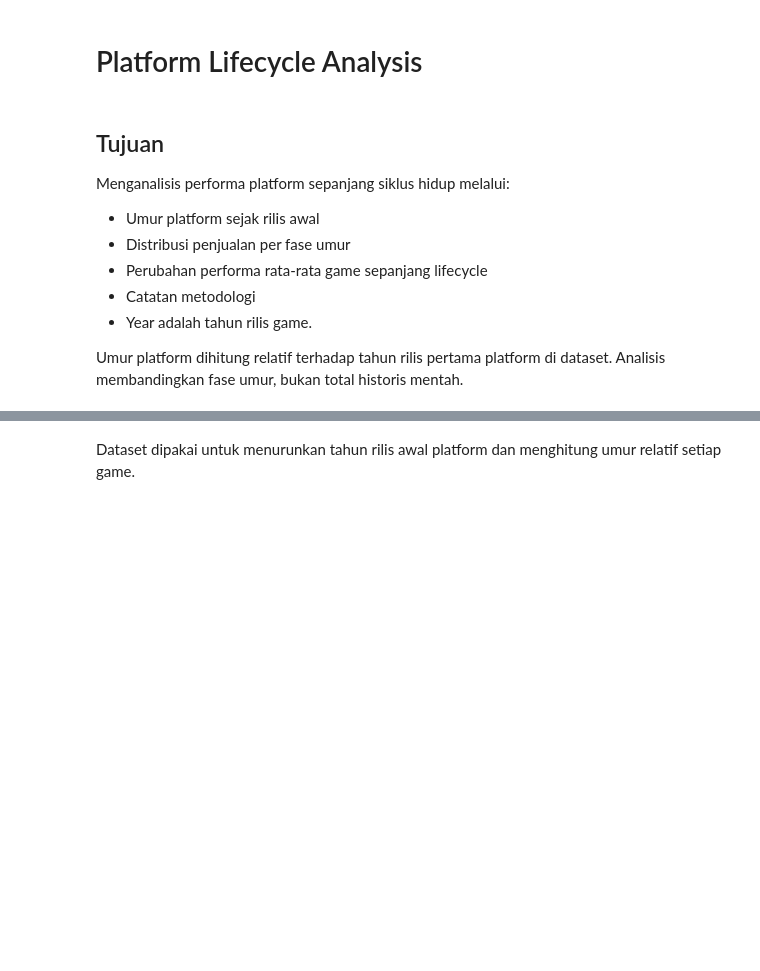
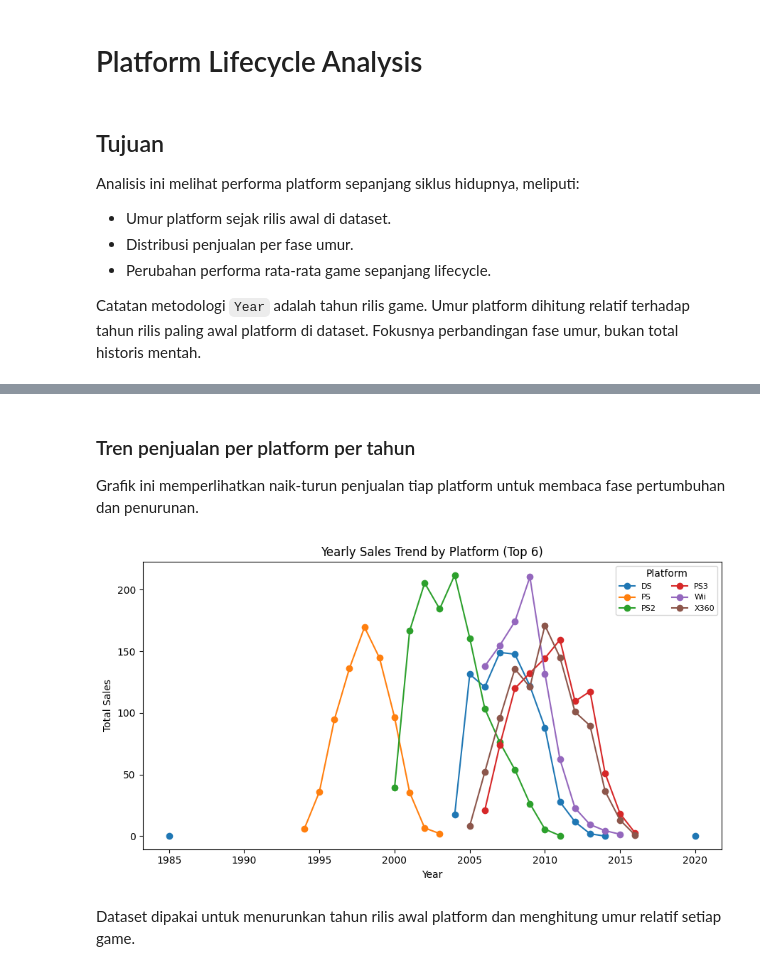
Before and after one commit to AlvitoDwiP/video-game-sales, a Jupyter notebook: notebooks/04_platform_lifecycle.ipynb, the cells around one changed output, grey strips where cells are left out. Saved outputs shown, nothing was run; the diff lists cells and outputs as text; code cells hidden in the pictures; blank space fills up the shorter version.

```diff
--- a/notebooks/04_platform_lifecycle.ipynb
+++ b/notebooks/04_platform_lifecycle.ipynb
@@ -2,14 +2,13 @@
 # Platform Lifecycle Analysis
 # %% [markdown]
 ## Tujuan
-Menganalisis performa platform sepanjang siklus hidup melalui:
-- Umur platform sejak rilis awal
-- Distribusi penjualan per fase umur
-- Perubahan performa rata-rata game sepanjang lifecycle
-- Catatan metodologi
-- Year adalah tahun rilis game.
+Analisis ini melihat performa platform sepanjang siklus hidupnya, meliputi:
+- Umur platform sejak rilis awal di dataset.
+- Distribusi penjualan per fase umur.
+- Perubahan performa rata‑rata game sepanjang lifecycle.
 
-Umur platform dihitung relatif terhadap tahun rilis pertama platform di dataset. Analisis membandingkan fase umur, bukan total historis mentah.
+Catatan metodologi
+`Year` adalah tahun rilis game. Umur platform dihitung relatif terhadap tahun rilis paling awal platform di dataset. Fokusnya perbandingan fase umur, bukan total historis mentah.
 # %%
 import pandas as pd
 from pathlib import Path
@@ -32,6 +31,41 @@ df.head()
 | 2 | 3 | Mario Kart Wii | Wii | 2008 | Racing | Nintendo | 15.85 | 12.88 | 3.79 | 3.31 | ... |
 | 3 | 4 | Wii Sports Resort | Wii | 2009 | Sports | Nintendo | 15.75 | 11.01 | 3.28 | 2.96 | ... |
 | 4 | 5 | Pokemon Red/Pokemon Blue | GB | 1996 | Role-Playing | Nintendo | 11.27 | 8.89 | 10.22 | 1.00 | ... |
+# %% [markdown]
+### Tren penjualan per platform per tahun
+Grafik ini memperlihatkan naik‑turun penjualan tiap platform untuk membaca fase pertumbuhan dan penurunan.
+# %%
+
+yearly_platform = (
+    df.dropna(subset=['Year'])
+      .groupby(['Year', 'Platform'])['Total_Sales']
+      .sum()
+      .reset_index()
+)
+
+top_platforms = (
+    df.groupby('Platform')['Total_Sales']
+      .sum()
+      .sort_values(ascending=False)
+      .head(6)
+      .index
+)
+
+plot_data = yearly_platform[yearly_platform['Platform'].isin(top_platforms)]
+pivot = plot_data.pivot(index='Year', columns='Platform', values='Total_Sales').sort_index()
+
+plt.figure(figsize=(9, 5))
+for platform in pivot.columns:
+    plt.plot(pivot.index, pivot[platform], marker='o', label=platform)
+
+plt.xlabel('Year')
+plt.ylabel('Total Sales')
+plt.title('Yearly Sales Trend by Platform (Top 6)')
+plt.legend(title='Platform', ncol=2, fontsize=8)
+plt.tight_layout()
+plt.show()
+# %% [output]
+[figure, added]
 # %% [markdown]
 Dataset dipakai untuk menurunkan tahun rilis awal platform dan menghitung umur relatif setiap game.
 # %% [markdown]
```
Also changed, not shown: parts of 12 cells of this notebook.
